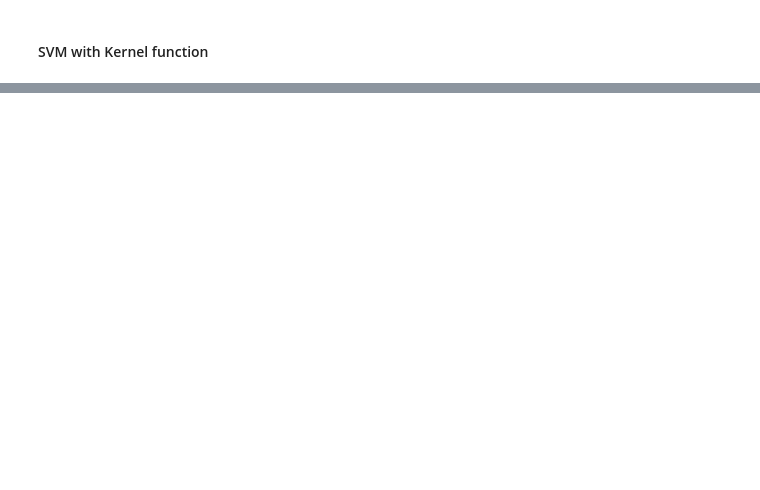
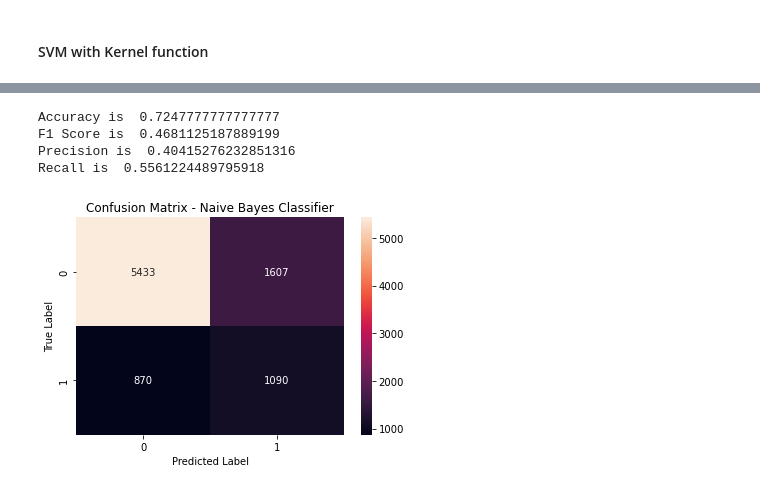
Before and after one commit to krish011/IE7300_ML_Project, a Jupyter notebook: Project_code_n.ipynb, the cells around one changed output, grey strips where cells are left out. Cells and saved outputs as stored; diff of their text form; code cells hidden in the pictures; blank space fills up the shorter version.

```diff
--- a/Project_code_n.ipynb
+++ b/Project_code_n.ipynb
@@ -1035,11 +1052,18 @@ class GaussianNaiveBayes:
             actual = self.y_test
             pred = self.predict()
             print('Accuracy is ', metrics.accuracy_score(actual, pred))
-            print('Confusion Matrix is \n', metrics.confusion_matrix(actual, pred))
+            #print('Confusion Matrix is \n', metrics.confusion_matrix(actual, pred))
             print('F1 Score is ', metrics.f1_score(actual, pred))
             print('Precision is ', metrics.precision_score(actual, pred))
             print('Recall is ', metrics.recall_score(actual, pred))
 
+            cm_test = metrics.confusion_matrix(actual, pred)
+            #sns.set(font_scale=2)
+            plt.figure()
+            sns.heatmap(cm_test, annot = True, fmt = 'd')
+            plt.title('Confusion Matrix - Naive Bayes Classifier')
+            plt.xlabel('Predicted Label')
+            plt.ylabel('True Label')
 
     def predict(self):
         pred = []
@@ -1303,0 +1381,9 @@ Recall is  0.35953420669577874
+# %%
+gnb = GaussianNaiveBayes(train = Train, test = Test, kf = False)
+gnb.fit()
+# %% [output]
+Accuracy is  0.7247777777777777
+F1 Score is  0.4681125187889199
+Precision is  0.40415276232851316
+Recall is  0.5561224489795918
+[figure, added]
```
Also changed, not shown: parts of 30 cells of this notebook.
